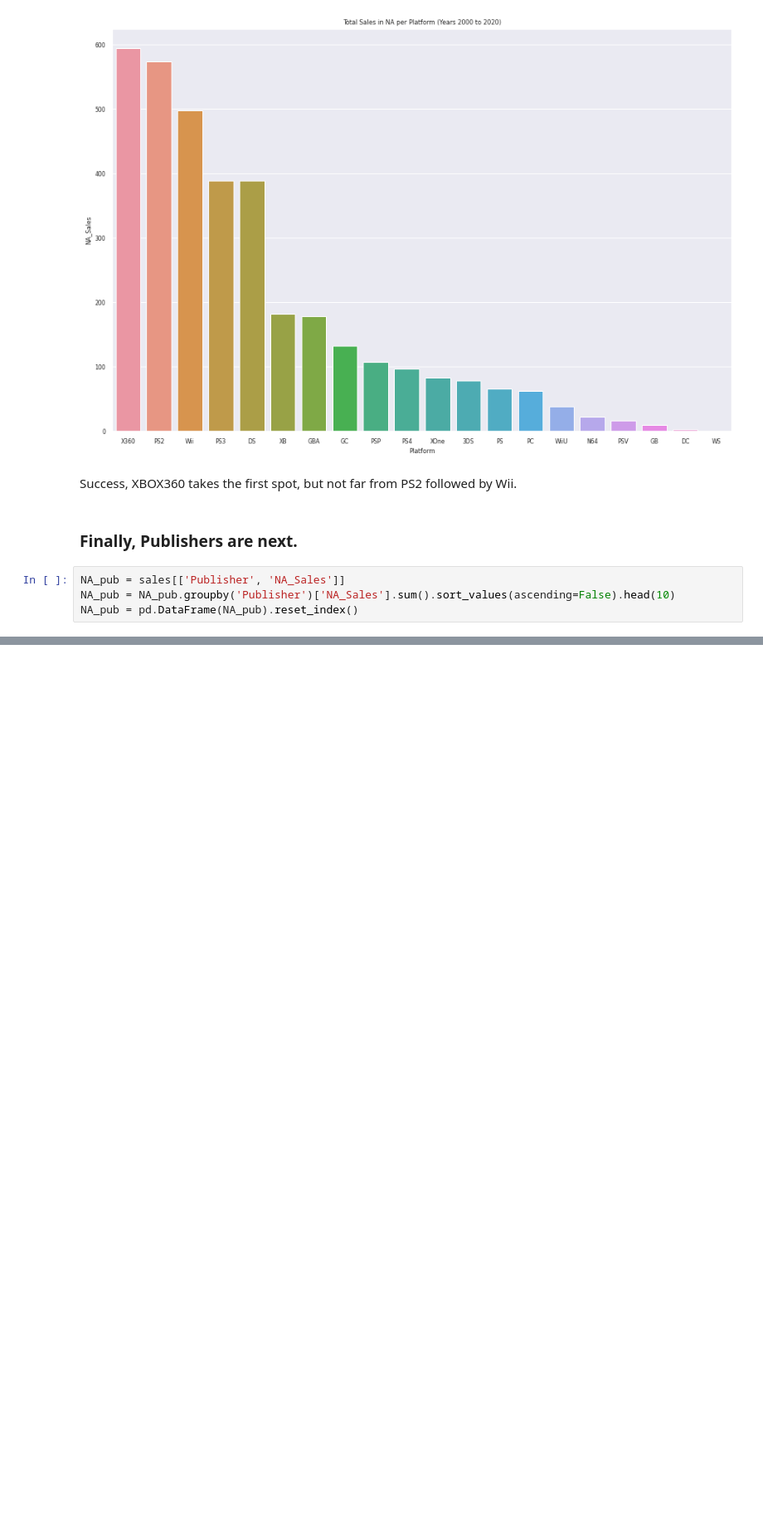
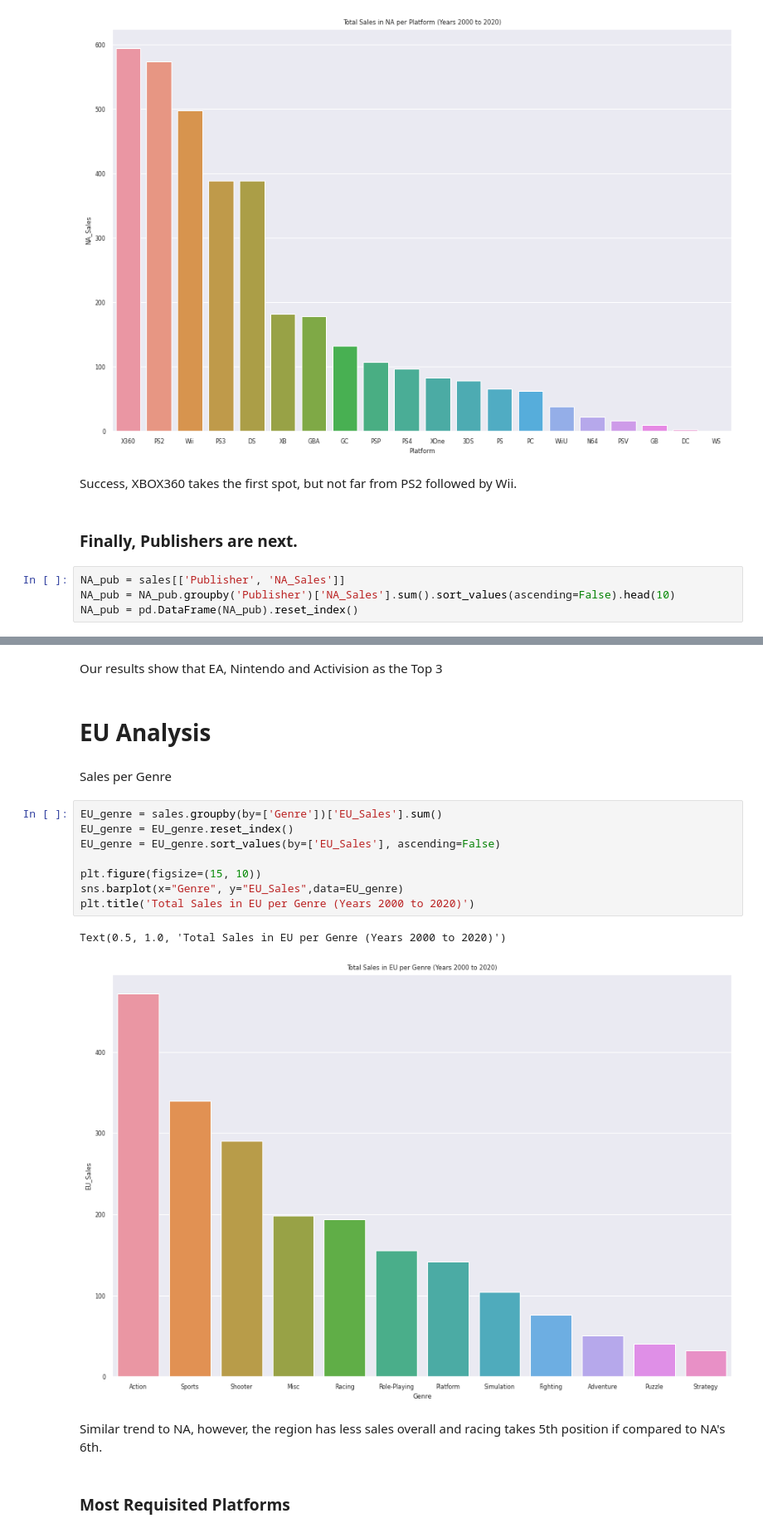
Before and after one commit to debanshu7/Video-Games-Sales-Analysis-EDA, a Jupyter notebook: video-games-sales-analysis-eda.ipynb, the cells around one changed output, grey strips where cells are left out. Shown: that part at 83% size. Saved outputs shown, nothing was run; the diff lists cells and outputs as text; blank space fills up the shorter version.

```diff
--- a/video-games-sales-analysis-eda.ipynb
+++ b/video-games-sales-analysis-eda.ipynb
@@ -207,0 +215,21 @@ NA_pub = pd.DataFrame(NA_pub).reset_index()
+# %% [markdown]
+Our results show that EA, Nintendo and Activision as the Top 3
+# %% [markdown]
+# EU Analysis
+# %% [markdown]
+Sales per Genre
+# %%
+EU_genre = sales.groupby(by=['Genre'])['EU_Sales'].sum()
+EU_genre = EU_genre.reset_index()
+EU_genre = EU_genre.sort_values(by=['EU_Sales'], ascending=False)
+
+plt.figure(figsize=(15, 10))
+sns.barplot(x="Genre", y="EU_Sales",data=EU_genre)
+plt.title('Total Sales in EU per Genre (Years 2000 to 2020)')
+# %% [output]
+Text(0.5, 1.0, 'Total Sales in EU per Genre (Years 2000 to 2020)')
+[figure, added]
+# %% [markdown]
+Similar trend to NA, however, the region has less sales overall and racing takes 5th position if compared to NA's 6th.
+# %% [markdown]
+### Most Requisited Platforms
```
Also changed, not shown: parts of 44 cells of this notebook.
